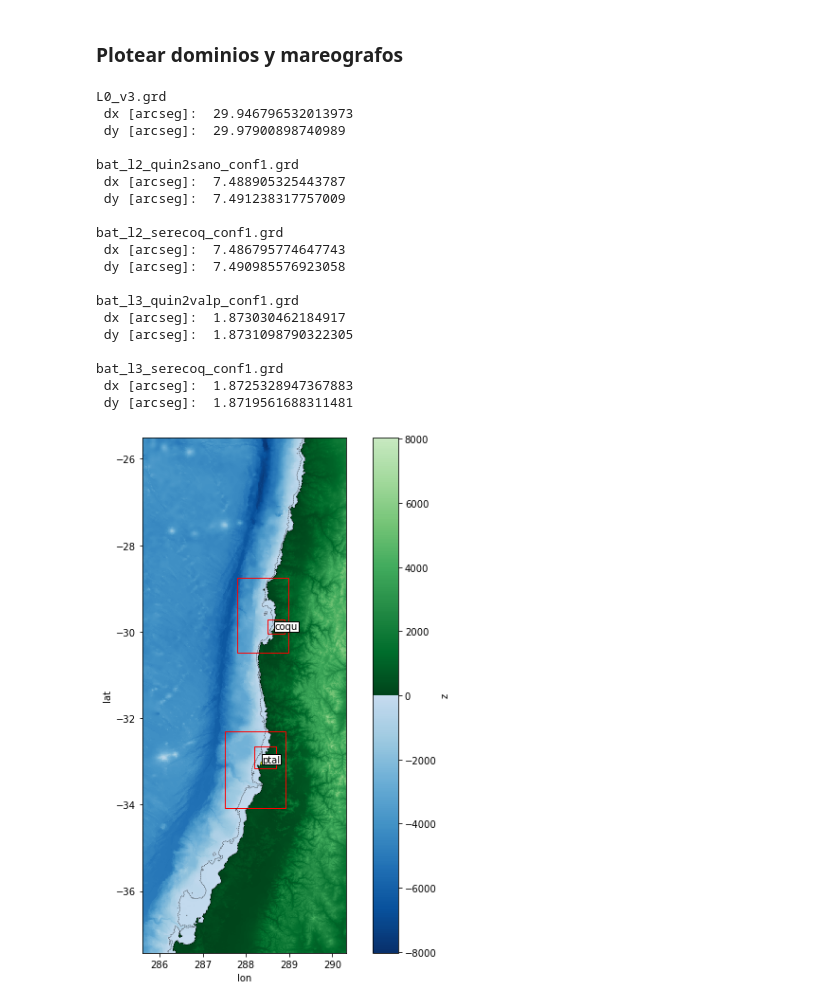
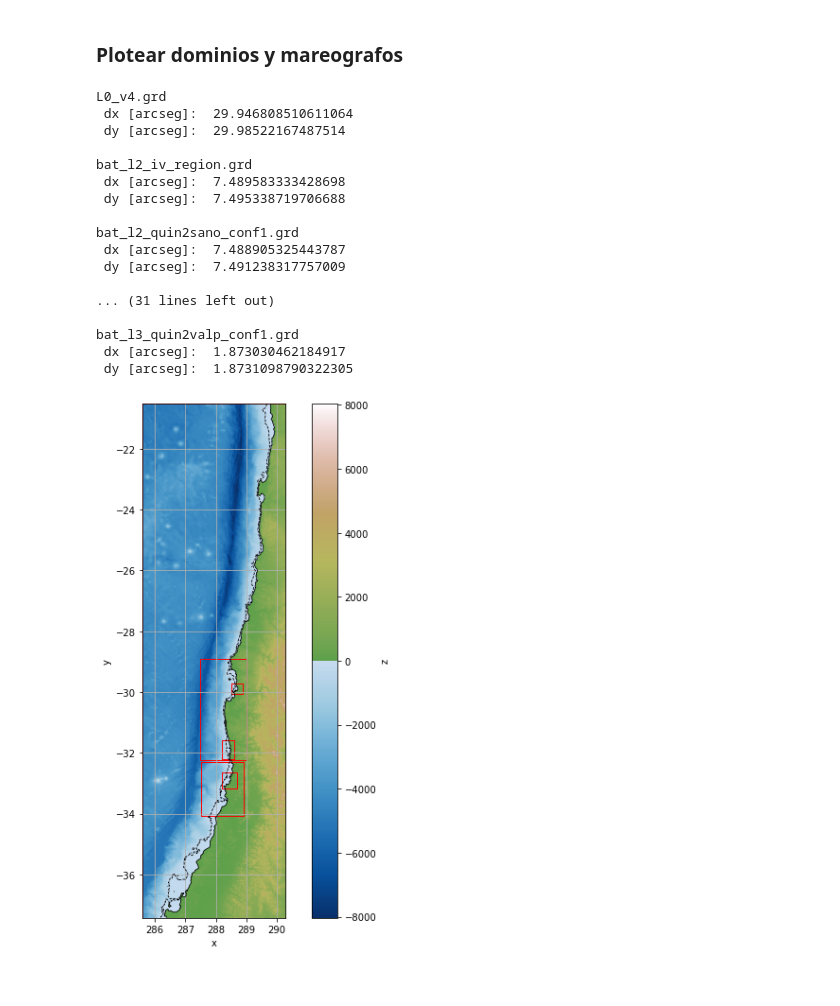
Before and after one commit to Maurici0-Diaz/Resonancia, a Jupyter notebook: analisis_grd.ipynb, the cells around one changed output. Drawn from its saved outputs; the diff is of its cells as text; code cells hidden in the pictures.

```diff
--- a/analisis_grd.ipynb
+++ b/analisis_grd.ipynb
@@ -8,20 +7,22 @@ import matplotlib.pyplot as plt
 import matplotlib.cm as cm
 import matplotlib.patches as patches
 # %%
-#armar colormap para agua y tierra
+# Genera colormap para agua y tierra
 c_agua=plt.cm.Blues_r(np.linspace(0,0.75,256))
-c_terr=plt.cm.Greens_r(np.linspace(0,0.75,256))
+c_terr=plt.cm.gist_earth(np.linspace(0.5,1,256))
 cols = np.vstack((c_agua, c_terr))
-cmap=cm.colors.LinearSegmentedColormap.from_list("q", cols)
+terreno=cm.colors.LinearSegmentedColormap.from_list("terreno", cols)
 # %% [markdown]
 ### Analizar un unico archivo .grd y una boya
 # %%
 # Archivo nc (grd) a cargar
-nc_file=r"G:\My Drive\UTFSM\memoria\tareas\tarea03\batis\bat_l3_serecoq_conf1.grd"
+nc_file=r"G:\My Drive\UTFSM\memoria\batimetrias\bat_IV_region\bat_l2_iv_region_3sa_v2.grd"
 
 # Coordenadas del mareografo
-# Degar como lista vacía si no se quiere ver mareografo. ejemplo: []
-lon_lat=[]
+# Dejar como lista vacía si no se quiere ver mareografo. ejemplo: []
+lon_lat=[
+
+]
 # %%
 # ver contenidos archivo nc (grd)
 data_nc=xr.open_dataset(nc_file)
@@ -83,20 +77,21 @@ Limites en x e y
 # grilla de base(la mas grande)
 # Degar como lista vacía si no se quiere ver mareografo. ejemplo: []
 grd_base=[
-r"G:\My Drive\UTFSM\memoria\batimetrias\L0_v3.grd"
+r"G:\My Drive\UTFSM\memoria\batimetrias\L0_v4.grd"
 ]
 
 #grillas anidadas
 batis=[
-    r"G:\My Drive\UTFSM\memoria\tareas\tarea03\batis\bat_l2_quin2sano_conf1.grd"
-    ,r"G:\My Drive\UTFSM\memoria\tareas\tarea03\batis\bat_l2_serecoq_conf1.grd"
+    r"G:\My Drive\UTFSM\memoria\tareas\tarea03\batis\bat_l2_iv_region.grd"
+    ,r"G:\My Drive\UTFSM\memoria\tareas\tarea03\batis\bat_l2_quin2sano_conf1.grd"
+    ,r"G:\My Drive\UTFSM\memoria\tareas\tarea03\batis\bat_l3_serecoq_conf1.grd"
+    ,r"G:\My Drive\UTFSM\memoria\tareas\tarea03\batis\bat_l3_iv_region_sur.grd"
     ,r"G:\My Drive\UTFSM\memoria\tareas\tarea03\batis\bat_l3_quin2valp_conf1.grd"
-    ,r"G:\My Drive\UTFSM\memoria\tareas\tarea03\batis\bat_l3_serecoq_conf1.grd"
 ]
 
 # archivo ts.xy
 ts_file=[
-    r"G:\My Drive\UTFSM\memoria\tareas\tarea03\ts_coq_vlp.xy"
+
 ]
 
 etiquetas=['coqu','ptal','pich','qtro','valp','sano'] # etiquetas o ubicaciones de los mareografos a plotear (en orden)
@@ -107,14 +102,14 @@ batis=grd_base
 data_base=xr.open_dataset(batis[0]) # carga batimetria de base (la mas grande)
 
 fig,ax1=plt.subplots(figsize=(10,10)) # genera figura en donde iran los dibujos
-data_base.z.plot.imshow(cmap=cmap,ax=ax1) # plotea batimetria de base, en ax1
-data_base.z.plot.contour(levels=[-200,0], colors='k',linewidths=0.4,ax=ax1) #plotea linea de costa y curva de nivel -200
+data_base.z.plot.imshow(cmap=terreno,ax=ax1) # plotea batimetria de base, en ax1
+data_base.z.plot.contour(levels=[-200,0], colors='k',linewidths=0.8,ax=ax1) #plotea linea de costa y curva de nivel -200
 
 print(os.path.basename(batis[0]))
 print(' dx [arcseg]: '
-      ,np.abs(data_base.lon.values[-1]-data_base.lon.values[0])*3600/(len(data_base.lon.values)))
+      ,np.abs(data_base.x.values[-1]-data_base.x.values[0])*3600/(len(data_base.x.values)))
 print(' dy [arcseg]: '
-      ,np.abs(data_base.lat.values[-1]-data_base.lat.values[0])*3600/(len(data_base.lat.values)))
+      ,np.abs(data_base.y.values[-1]-data_base.y.values[0])*3600/(len(data_base.y.values)))
 print()
 
 for i in range(1,len(batis)): # para cada bati de la lista (saltandose el primero)
@@ -136,42 +131,42 @@ for i in range(1,len(batis)): # para cada bati de la lista (saltandose el primer
 # Mareografos:
 #Lee la ubicacion de los mareografos desde un archivo ts.xy
 if ts_file!=[]:
 
     coords=[] # aqui se guardaran las coordenadas del archivo .xy
     with open(ts_file[0], 'r') as reader: # abre el archivo
         for line in reader.readlines()[1:]: # para cada linea, saltandose la primera
             line = line.replace('\n','') # reemplaza saltos de linea por espacios en blanco
             line=line.rsplit(sep=' ') # Separa la linea en donde haya espacios
             coords.append(line) #agrega las coordenadas (texto a la lista coords)
 
     coords=np.array(coords) # transforma la lista a formato np.array
     coords=coords.astype(np.float) # pasa de sting a numero (float)
 
     ax1.scatter(coords[:,0],coords[:,1],c='yellow',s=8) # plotea mareografos de archivo .xy en ax1
 
     for etiqueta, x, y in zip(etiquetas, coords[:, 0], coords[:, 1]): #agregar etiquetas, lo encontre en internet
         plt.annotate(etiqueta,xy=(x, y),bbox=dict(boxstyle='square,pad=0.05',fc='white')) # falta afinar la ubicacion de las etiquetas
 
 ax1.set_aspect('equal') # lo deja en la misma escala horizontal y vertical
-plt.show() # muestra el ploteo
+
+plt.grid()
+plt.show()
 # %% [output]
-L0_v3.grd
- dx [arcseg]:  29.946796532013973
- dy [arcseg]:  29.97900898740989
+L0_v4.grd
+ dx [arcseg]:  29.946808510611064
+ dy [arcseg]:  29.98522167487514
+
+bat_l2_iv_region.grd
+ dx [arcseg]:  7.489583333428698
+ dy [arcseg]:  7.495338719706688
 
 bat_l2_quin2sano_conf1.grd
  dx [arcseg]:  7.488905325443787
  dy [arcseg]:  7.491238317757009
 
-bat_l2_serecoq_conf1.grd
- dx [arcseg]:  7.486795774647743
- dy [arcseg]:  7.490985576923058
+... (31 lines left out)
 
 bat_l3_quin2valp_conf1.grd
  dx [arcseg]:  1.873030462184917
  dy [arcseg]:  1.8731098790322305
-
-bat_l3_serecoq_conf1.grd
- dx [arcseg]:  1.8725328947367883
- dy [arcseg]:  1.8719561688311481
-[figure, old version]
+[figure, new version]
```
Also changed, not shown: parts of 2 cells of this notebook.
